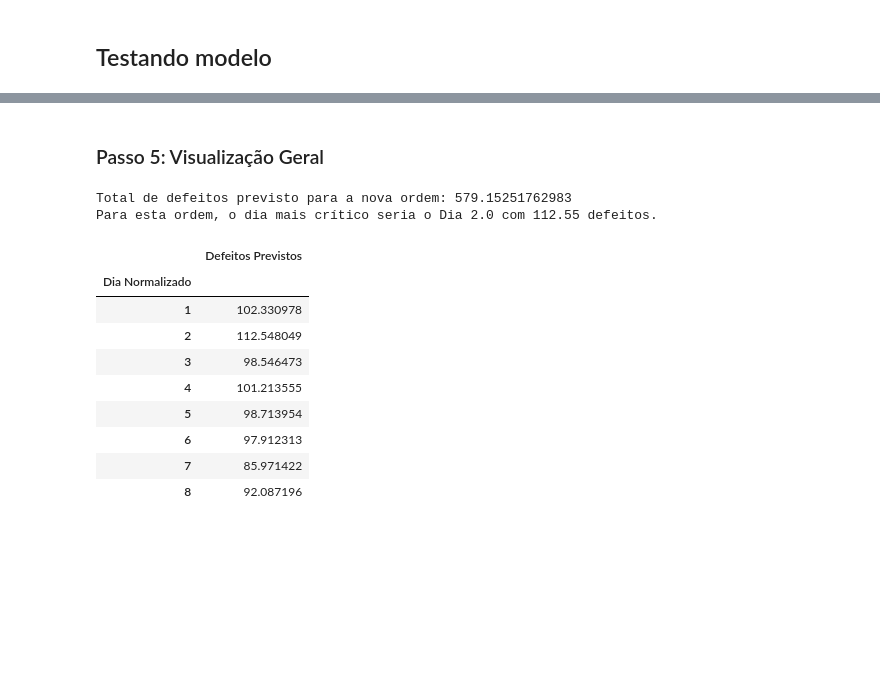
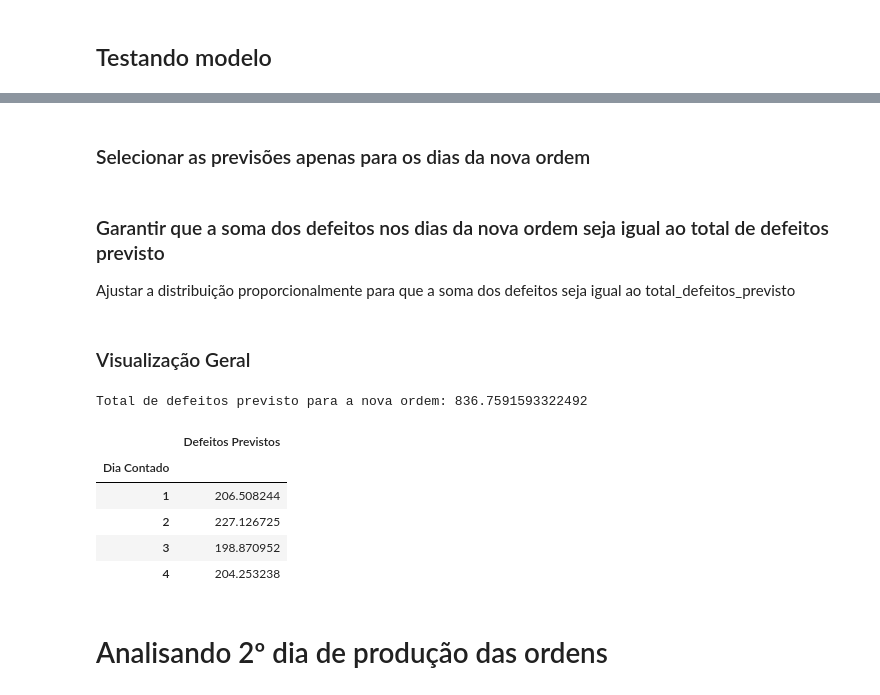
Before and after one commit to lucasz-g/Analise-Gotas, a Jupyter notebook: analises/modelo_ml.ipynb, the cells around one changed output, grey strips where cells are left out. Saved outputs shown, nothing was run; the diff lists cells and outputs as text; code cells hidden in the pictures; blank space fills up the shorter version.

```diff
--- a/analises/modelo_ml.ipynb
+++ b/analises/modelo_ml.ipynb
@@ -365,0 +476,2 @@ Calcular a coluna 'Defeitos Previstos' no DataFrame defeitos_por_dia_normalizado
+# %%
+total_medio_defeitos = defeitos_por_dia_contado['Média de Defeitos'].sum()
@@ -366,2 +480,2 @@ Calcular a coluna 'Defeitos Previstos' no DataFrame defeitos_por_dia_normalizado
 # %%
-defeitos_por_dia_normalizado['Defeitos Previstos'] = defeitos_por_dia_normalizado['Média de Defeitos'] / defeitos_por_dia_normalizado['Média de Defeitos'].sum() * total_defeitos_previsto
+defeitos_por_dia_contado['Defeitos Previstos'] = (defeitos_por_dia_contado['Média de Defeitos'] / total_medio_defeitos) * total_defeitos_previsto
@@ -383,30 +486,41 @@ df_dias_duracao = defeitos_por_dia_normalizado.head(dias_duracao)
+# %% [markdown]
+### Selecionar as previsões apenas para os dias da nova ordem
+# %%
+df_dias_duracao = defeitos_por_dia_contado.head(dias_duracao).copy()  # Usando .copy() para evitar aviso
+# %% [markdown]
+### Garantir que a soma dos defeitos nos dias da nova ordem seja igual ao total de defeitos previsto
+
+
+Ajustar a distribuição proporcionalmente para que a soma dos defeitos seja igual ao total_defeitos_previsto
+# %%
+soma_defeitos_dia = df_dias_duracao['Defeitos Previstos'].sum()
+ajuste_fator = total_defeitos_previsto / soma_defeitos_dia
+
+# Ajustar os defeitos previstos diretamente no DataFrame com .loc[]
+df_dias_duracao.loc[:, 'Defeitos Previstos'] = df_dias_duracao['Defeitos Previstos'] * ajuste_fator
 # %% [markdown]
-### Passo 5: Visualização Geral
+### Visualização Geral
 # %%
 print(f"Total de defeitos previsto para a nova ordem: {total_defeitos_previsto[0]}")
-print(f"Para esta ordem, o dia mais crítico seria o Dia {dia_critico_previsto['Dia Normalizado']} com {dia_critico_previsto['Defeitos Previstos'].round(2)} defeitos.")
 
 fig = px.line(df_dias_duracao,
-              x='Dia Normalizado',
+              x='Dia Contado',
               y='Defeitos Previstos',
               title=f'Previsão de Defeitos ao Longo dos {dias_duracao} Dias da Nova Ordem',
-              labels={'Dia Normalizado': 'Dia de Produção', 'Defeitos Previstos': 'Defeitos Previstos'})
+              labels={'Dia Contado': 'Dia de Produção', 'Defeitos Previstos': 'Defeitos Previstos'})
 
 fig.update_traces(mode='lines+markers', line=dict(color='blue'))
 
 fig.show()
 
-df_dias_duracao[['Dia Normalizado', 'Defeitos Previstos']].set_index('Dia Normalizado')
+df_dias_duracao[['Dia Contado', 'Defeitos Previstos']].set_index('Dia Contado')
 # %% [output]
-Total de defeitos previsto para a nova ordem: 579.15251762983
-Para esta ordem, o dia mais crítico seria o Dia 2.0 com 112.55 defeitos.
+Total de defeitos previsto para a nova ordem: 836.7591593322492
 |  | Defeitos Previstos |
-| Dia Normalizado |  |
-| 1 | 102.330978 |
-| 2 | 112.548049 |
-| 3 | 98.546473 |
-| 4 | 101.213555 |
-| 5 | 98.713954 |
-| 6 | 97.912313 |
-| 7 | 85.971422 |
-| 8 | 92.087196 |
+| Dia Contado |  |
+| 1 | 206.508244 |
+| 2 | 227.126725 |
+| 3 | 198.870952 |
+| 4 | 204.253238 |
+# %% [markdown]
+# Analisando 2º dia de produção das ordens
```
Also changed, not shown: parts of 45 cells of this notebook.
